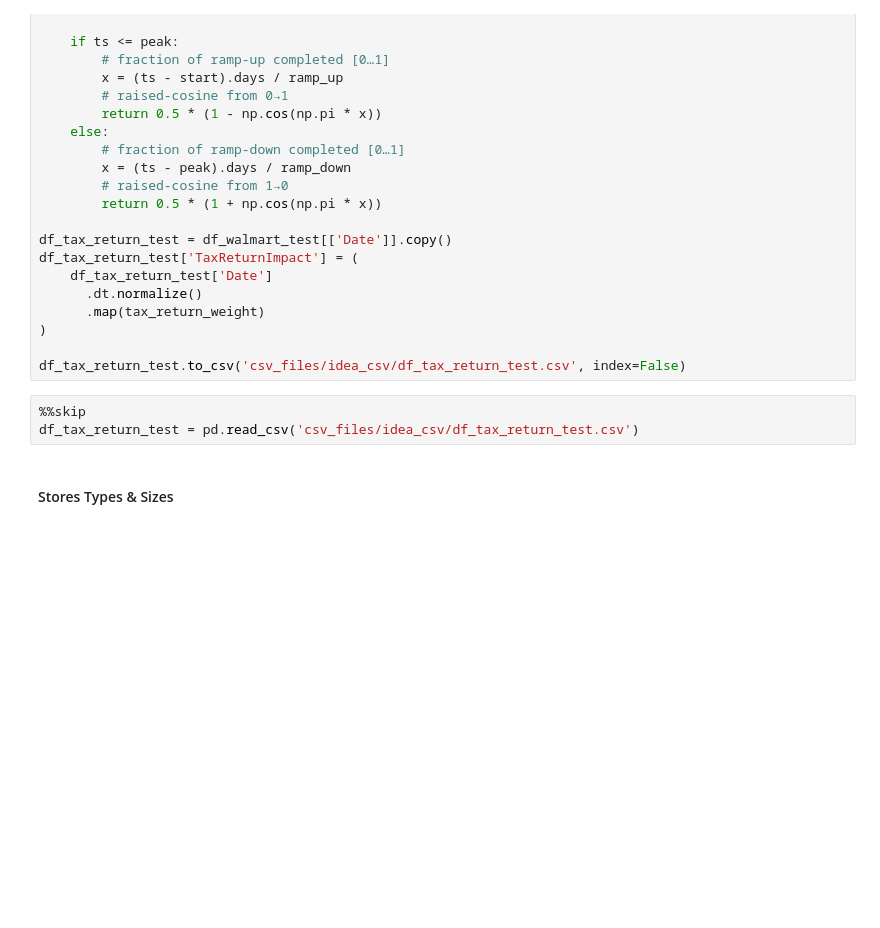
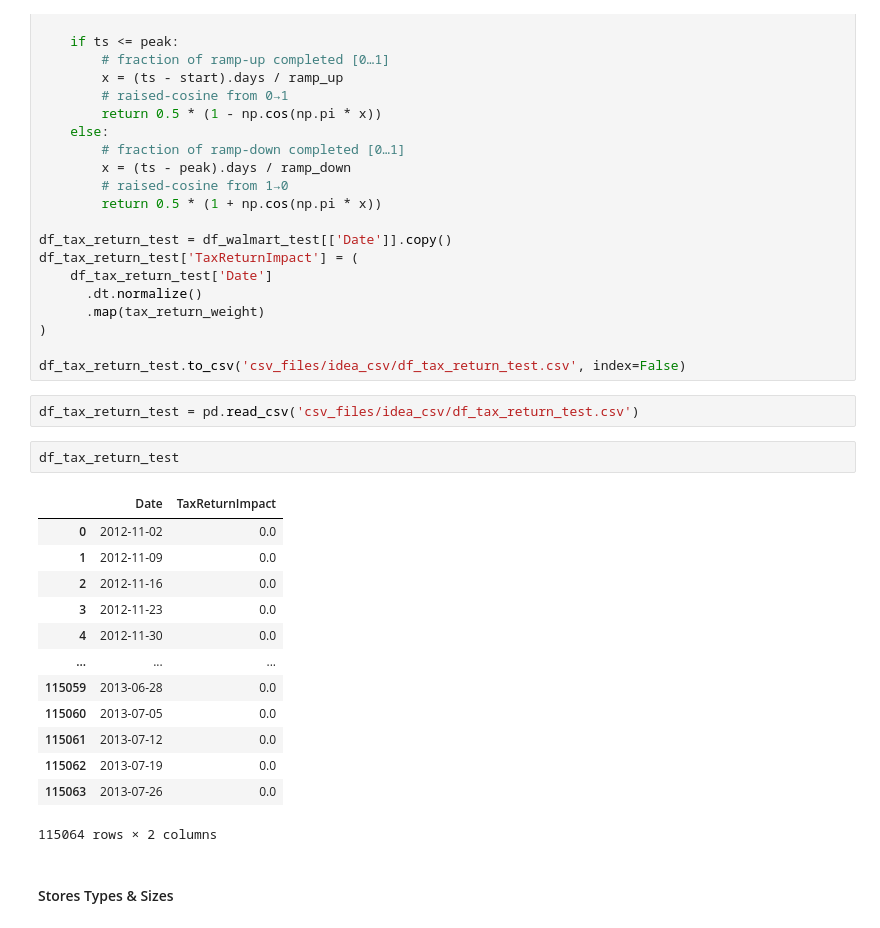
Before and after one commit to JorgeMMLRodrigues/ml_walmart_price, a Jupyter notebook: main.ipynb, the cells around one changed output. Cells and saved outputs as stored; diff of their text form; blank space fills up the shorter version.

```diff
--- a/main.ipynb
+++ b/main.ipynb
@@ -712,8 +858,23 @@ df_tax_return_test['TaxReturnImpact'] = (
 
 df_tax_return_test.to_csv('csv_files/idea_csv/df_tax_return_test.csv', index=False)
 # %%
-%%skip
 df_tax_return_test = pd.read_csv('csv_files/idea_csv/df_tax_return_test.csv')
+# %%
+df_tax_return_test
+# %% [output]
+|  | Date | TaxReturnImpact |
+| 0 | 2012-11-02 | 0.0 |
+| 1 | 2012-11-09 | 0.0 |
+| 2 | 2012-11-16 | 0.0 |
+| 3 | 2012-11-23 | 0.0 |
+| 4 | 2012-11-30 | 0.0 |
+| ... | ... | ... |
+| 115059 | 2013-06-28 | 0.0 |
+| 115060 | 2013-07-05 | 0.0 |
+| 115061 | 2013-07-12 | 0.0 |
+| 115062 | 2013-07-19 | 0.0 |
+| 115063 | 2013-07-26 | 0.0 |
+115064 rows × 2 columns
 # %% [markdown]
 #### Stores Types & Sizes
 # %%
```
Also changed, not shown: parts of 28 cells of this notebook.
